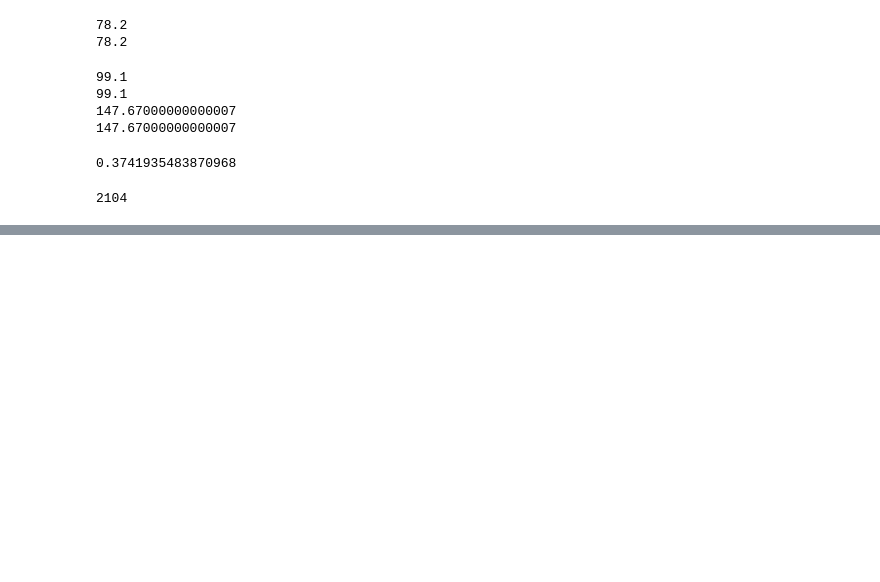
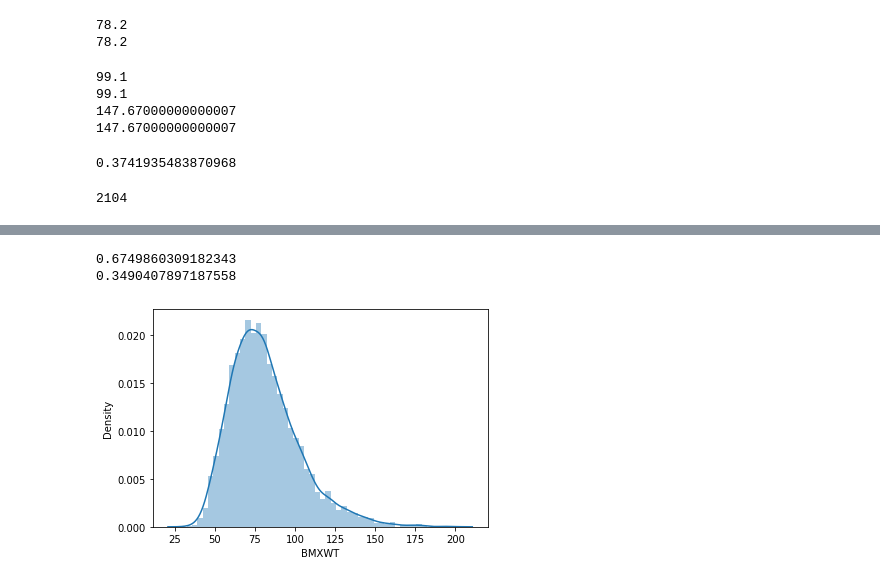
Before and after one commit to arpitsharma27/PythonPractice, a Jupyter notebook: UniversityOf_Michigan_Week2_NHANES_UnivariateAnalyses.ipynb, the cells around one changed output, grey strips where cells are left out. Cells and saved outputs as stored; diff of their text form; code cells hidden in the pictures; blank space fills up the shorter version.

```diff
--- a/UniversityOf_Michigan_Week2_NHANES_UnivariateAnalyses.ipynb
+++ b/UniversityOf_Michigan_Week2_NHANES_UnivariateAnalyses.ipynb
@@ -207,0 +228,11 @@ ValueError: ignored
+# %%
+print(np.mean(df.BPXSY1 -  df.BPXSY2))
+print(np.mean(df.BPXDI1 - df.BPXDI2))
+# %% [output]
+0.6749860309182343
+0.3490407897187558
+# %%
+sns.distplot(df.BMXWT.dropna())
+plt.show()
+# %% [output]
+[figure, added]
```
Also changed, not shown: parts of 15 cells of this notebook.
